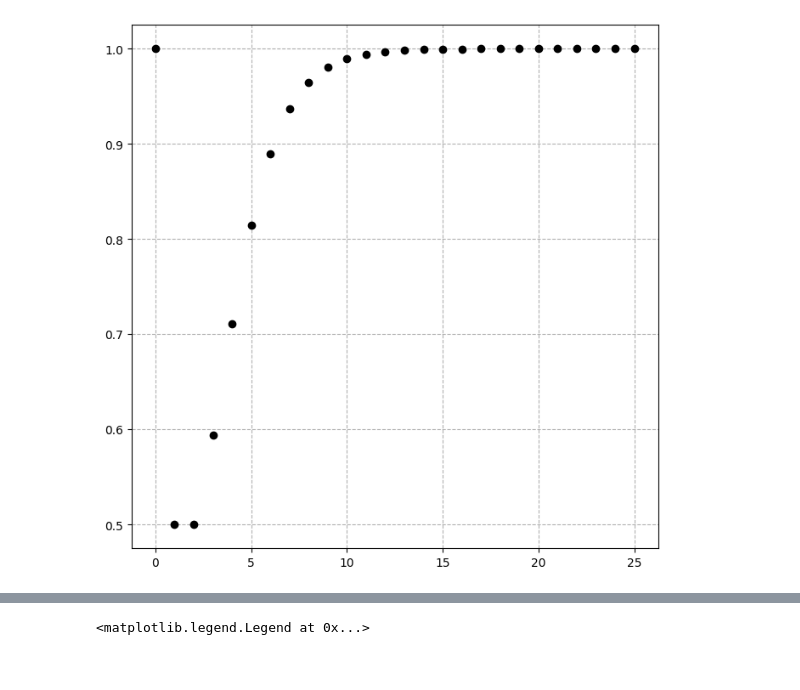
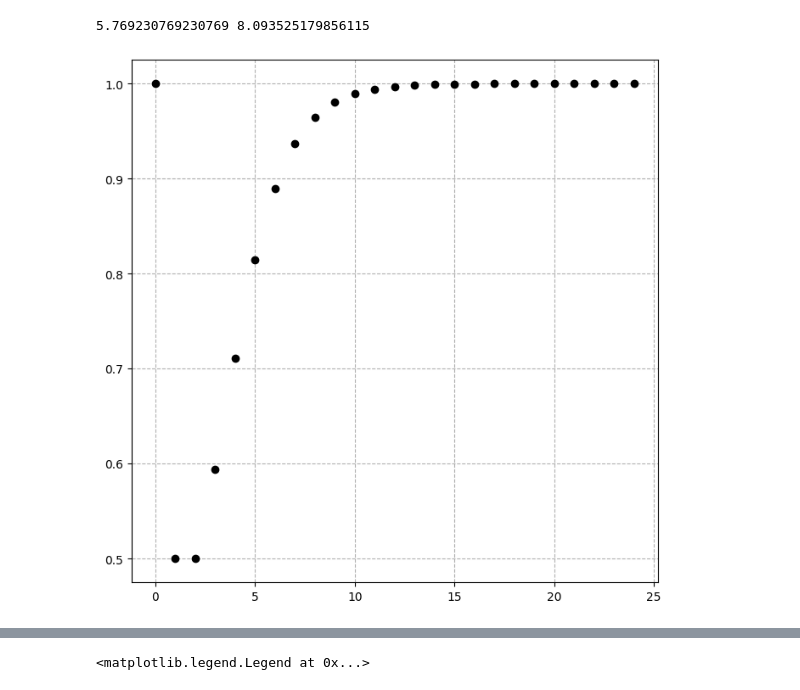
Before and after one commit to MaddalenaDona/Possible-counter-intuitive-impact-of-local-vaccine-mandates-for-vaccine-preventable-infectious-disea, a Jupyter notebook: Figure6and7.ipynb, the cells around one changed output, grey strips where cells are left out. Cells and saved outputs as stored; diff of their text form; code cells hidden in the pictures.

```diff
--- a/Figure6and7.ipynb
+++ b/Figure6and7.ipynb
@@ -25,8 +25,12 @@ def rhs(n): #function that creates a vector with the right hand side of the tria
   return(R)
 
 p=0.5 #p_L probability of local infections
-#p should NOT be treated as a parameter unless lambda_G is calculated as a function of it. Here p=0.5 and lambda_G is fixed=8.1
+#p should NOT be treated as a parameter unless lambda_G is calculated as a function of it.
 n=24 #maximum number of total unvax in the class-1 (one infected from outside, n susceptibles in the local epidemic)
+R0=15 #basic reproduction number
+pi=0.5 #fraction of schools with a mandate
+lambdaG1=(R0**2)/(R0+n) #rate of global contacts in case $p_L=1$
+lambdaG2=(R0**3)/(R0**2+n/2+R0*n/2) #rate of global contacts in case $p_L=1/2$
 #print(matrix(n))
 #print(rhs(n))
 def solve(n):
@@ -38,17 +42,20 @@ P=solve(n)
 #the probability that in the end i will be infected (with probability of contact given by p, closed and homogeneous population)
 #print(P)
 #print(np.sum(P)) #needs to be 1
+print(lambdaG1,lambdaG2)
+# %% [output]
+5.769230769230769 8.093525179856115
 # %%
 #Value of $P^n_n$ plotted as a function of $n$
 
 K=[]
 plt.figure(figsize=(8,8))
-for k in range(26):
+for k in range(n+1): #from 0 to 24
   K=solve(k)
   plt.plot(k,K[-1],'ok',)
 plt.grid(ls='--')
 # %% [output]
-[figure, old version]
+[figure, new version]
 # %%
 def g(z, v, pi): #finds Barq
   u=(1-v)/(1-pi)
```
Also changed, not shown: parts of 3 cells of this notebook.
